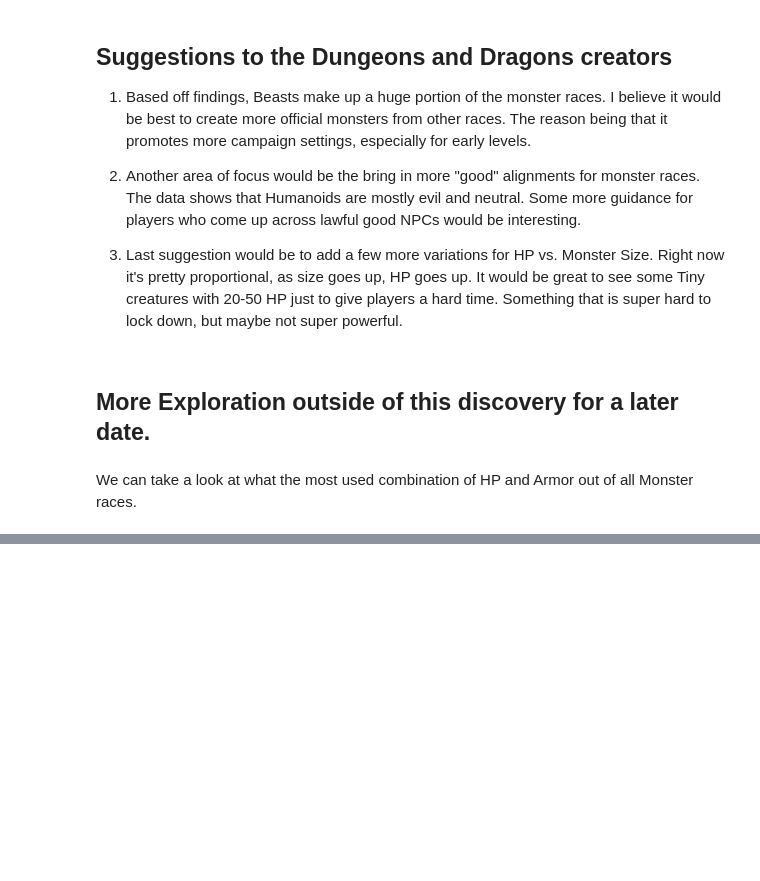
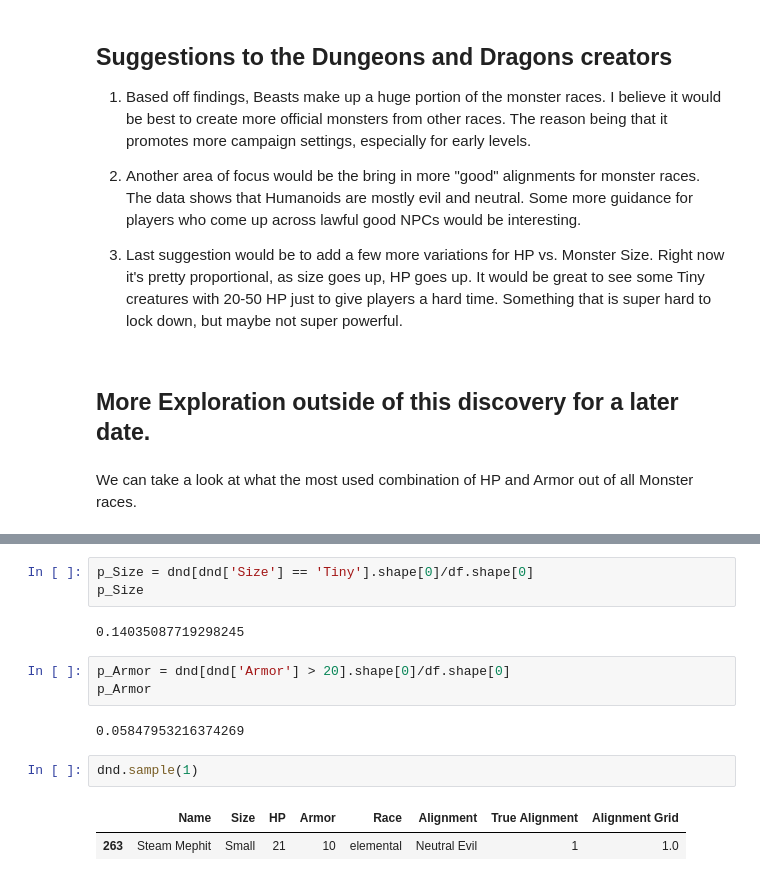
Before and after one commit to dmm4613/dnd-eda, a Jupyter notebook: dnd-eda.ipynb, the cells around one changed output, grey strips where cells are left out. Drawn from its saved outputs; the diff is of its cells as text; blank space fills up the shorter version.

```diff
--- a/dnd-eda.ipynb
+++ b/dnd-eda.ipynb
@@ -395,0 +417,15 @@ sns.pairplot(dnd[['HP', 'Armor', ]])
+# %%
+p_Size = dnd[dnd['Size'] == 'Tiny'].shape[0]/df.shape[0]
+p_Size
+# %% [output]
+0.14035087719298245
+# %%
+p_Armor = dnd[dnd['Armor'] > 20].shape[0]/df.shape[0]
+p_Armor
+# %% [output]
+0.05847953216374269
+# %%
+dnd.sample(1)
+# %% [output]
+|  | Name | Size | HP | Armor | Race | Alignment | True Alignment | Alignment Grid |
+| 263 | Steam Mephit | Small | 21 | 10 | elemental | Neutral Evil | 1 | 1.0 |
```
Also changed, not shown: parts of 26 cells of this notebook.
